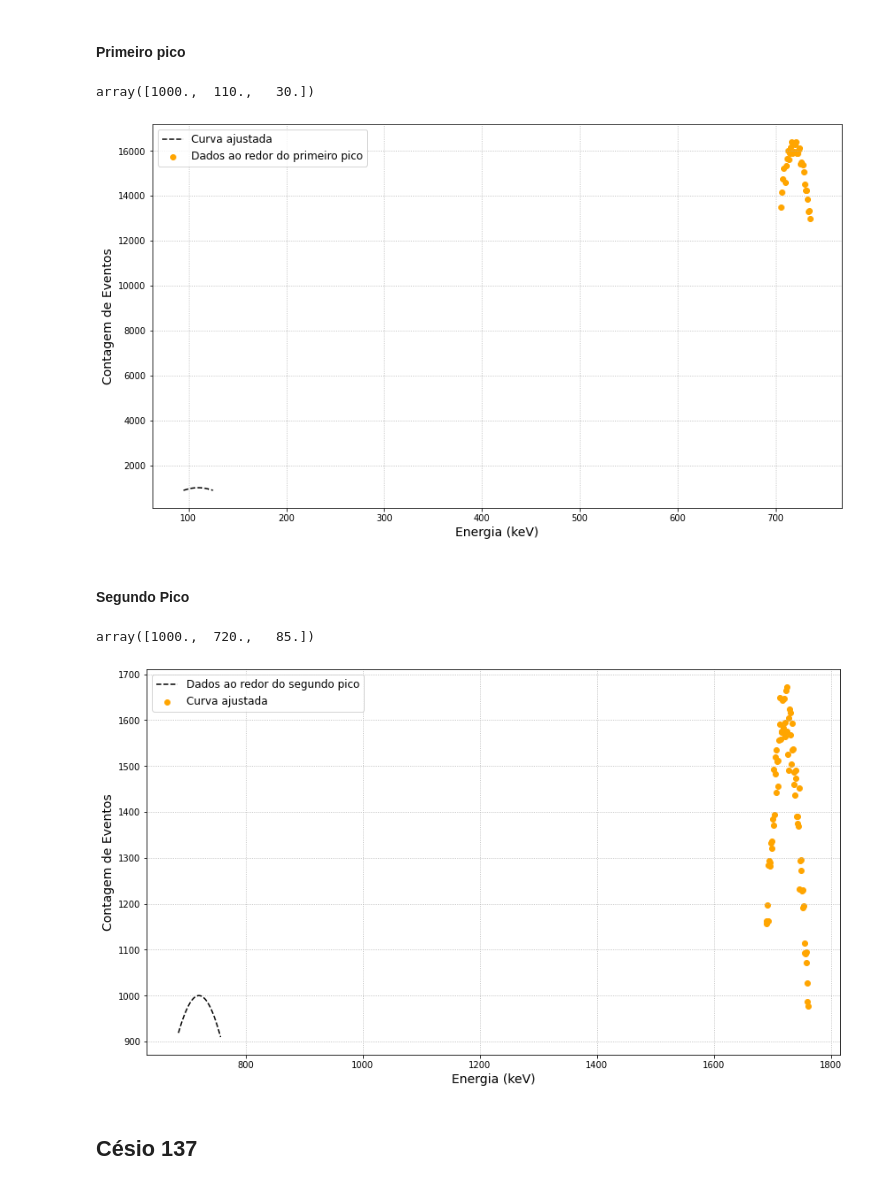
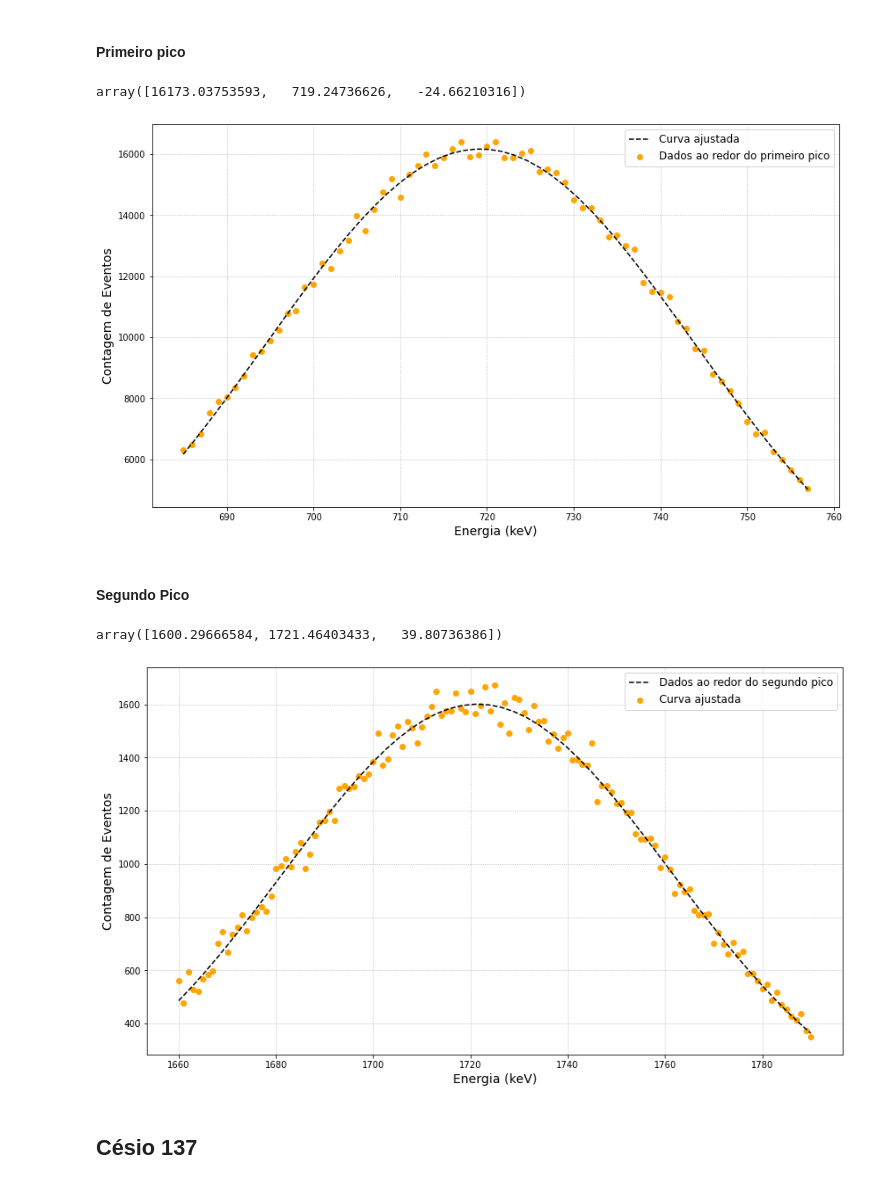
Before and after one commit to goulartsursula/DisciplinasUERJ, a Jupyter notebook: Estrutura da Materia 3/EspectroscopiaGama.ipynb, the cells around one changed output. Drawn from its saved outputs; the diff is of its cells as text; code cells hidden in the pictures.

```diff
--- a/Estrutura da Materia 3/EspectroscopiaGama.ipynb
+++ b/Estrutura da Materia 3/EspectroscopiaGama.ipynb
@@ -58,26 +58,26 @@ peak2Na22 = dataNa22.iloc[dataNa22.loc[1200:1900]['Counts'].idxmax()]['Chan']
 1725
 # %%
 #First peak Na22
-xdata1Na22 = dataNa22.loc[peak1Na22 - 15:peak1Na22 + 15]['Chan']
-ydata1Na22 = dataNa22.loc[peak1Na22- 15:peak1Na22 + 15]['Counts']
+xdata1Na22 = dataNa22.loc[peak1Na22 - 36:peak1Na22 + 36]['Chan']
+ydata1Na22 = dataNa22.loc[peak1Na22 - 36:peak1Na22 + 36]['Counts']
 
 fig, ax = plt.subplots(figsize=(14, 8))
 plt.scatter(xdata1Na22, ydata1Na22, c='orange')
 plt.xlabel('Contagem ADC', fontsize='14')
 plt.ylabel('Contagem de Eventos', fontsize='14')
-ax.text(125, 5900, 'Na22', bbox=dict(boxstyle='round', facecolor='white', alpha=0.5))
-plt.savefig('Peak1_Na22.png', transparent = True)
+#ax.text(750, 15950, 'Na22', bbox=dict(boxstyle='round', facecolor='white', alpha=0.5))
+plt.savefig('Peak2_Na22.png', transparent = True)
 plt.grid(linestyle='dotted')
 
 #Second peak Na22
-xdata2Na22 = dataNa22.loc[peak2Na22 - 36:peak2Na22 + 36]['Chan']
-ydata2Na22 = dataNa22.loc[peak2Na22 - 36:peak2Na22 + 36]['Counts']
+xdata2Na22 = dataNa22.loc[peak2Na22 - 65:peak2Na22 + 65]['Chan']
+ydata2Na22 = dataNa22.loc[peak2Na22 - 65:peak2Na22 + 65]['Counts']
 
 fig, ax = plt.subplots(figsize=(14, 8))
 plt.scatter(xdata2Na22, ydata2Na22, c='orange')
 plt.xlabel('Contagem ADC', fontsize='14')
 plt.ylabel('Contagem de Eventos', fontsize='14')
-ax.text(750, 15950, 'Na22', bbox=dict(boxstyle='round', facecolor='white', alpha=0.5))
+#ax.text(750, 15950, 'Na22', bbox=dict(boxstyle='round', facecolor='white', alpha=0.5))
 plt.savefig('Peak2_Na22.png', transparent = True)
 plt.grid(linestyle='dotted')
 # %% [output]
@@ -100,11 +100,11 @@ error1Na22 = [np.sqrt(pcov1Na22[i, i]) for i in np.arange(3)] #Diagonal principa
 # %%
 popt1Na22
 # %% [output]
-array([1000.,  110.,   30.])
+array([16173.03753593,   719.24736626,   -24.66210316])
 # %%
 fig = plt.subplots(figsize=(14,8))
 
-x_na1 = np.linspace(95, 125)
+x_na1 = np.linspace(685, 757)
 plt.plot(x_na1, Gauss1Na22(x_na1, *popt1Na22), linestyle='--', c='black', label='Curva ajustada')
 plt.scatter(xdata1Na22, ydata1Na22, c='orange', label='Dados ao redor do primeiro pico')
 plt.xlabel('Energia (keV)', fontsize='14')
@@ -113,7 +113,7 @@ plt.legend(fontsize='12')
 plt.savefig('Peak1Fit_Na22.png', transparent = True)
 plt.grid(linestyle='dotted')
 # %% [output]
-[figure, old version]
+[figure, new version]
 # %% [markdown]
 #### Segundo Pico
 # %%
@@ -121,7 +121,7 @@ def Gauss2Na22(x, A, mean, sigma): #Gaussiana para o segundo pico
     return A * np.exp(-0.5 * np.square((x - mean) / sigma))
 
 sigma = np.sqrt(ydata2Na22)
-p0 = (1000, 720, 85) #Condições iniciais: valor máximo de y, estimativa da média, xmax - xmin
+p0 = (1000, 1738, 130) #Condições iniciais: valor máximo de y, estimativa da média, xmax - xmin
 
 popt2Na22, pcov2Na22 = curve_fit(Gauss2Na22, xdata2Na22, ydata2Na22, sigma=sigma, p0=p0)
 
@@ -129,20 +129,20 @@ error2Na22 = [np.sqrt(pcov2Na22[i, i]) for i in np.arange(3)]
 # %%
 popt2Na22
 # %% [output]
-array([1000.,  720.,   85.])
+array([1600.29666584, 1721.46403433,   39.80736386])
 # %%
 fig = plt.subplots(figsize=(14, 8))
 
-x_na2 = np.linspace(685, 757)
+x_na2 = np.linspace(1660, 1790)
 plt.plot(x_na2, Gauss2Na22(x_na2, *popt2Na22), linestyle='--', c='black', label='Dados ao redor do segundo pico')
 plt.scatter(xdata2Na22, ydata2Na22, c='orange', label='Curva ajustada')
 plt.xlabel('Energia (keV)', fontsize='14')
 plt.ylabel('Contagem de Eventos', fontsize='14')
 plt.legend(fontsize='12')
 plt.savefig('Peak2Fit_Na22.png', transparent = True)
 plt.grid(linestyle='dotted')
 # %% [output]
-[figure, old version]
+[figure, new version]
 # %% [markdown]
 ## Césio 137
 # %%
```
Also changed, not shown: parts of 2 cells of this notebook.
